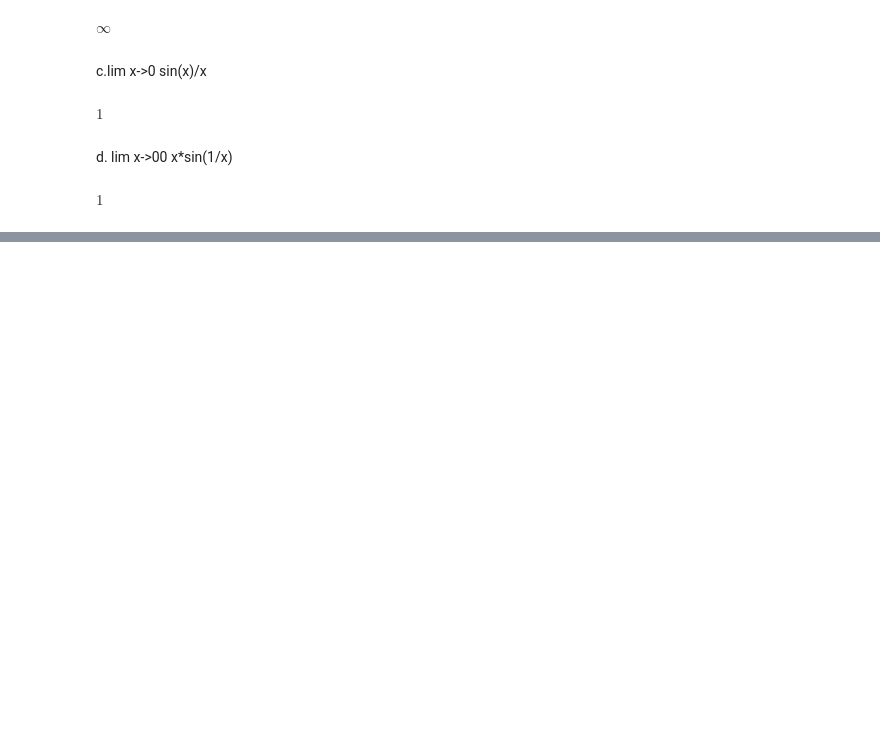
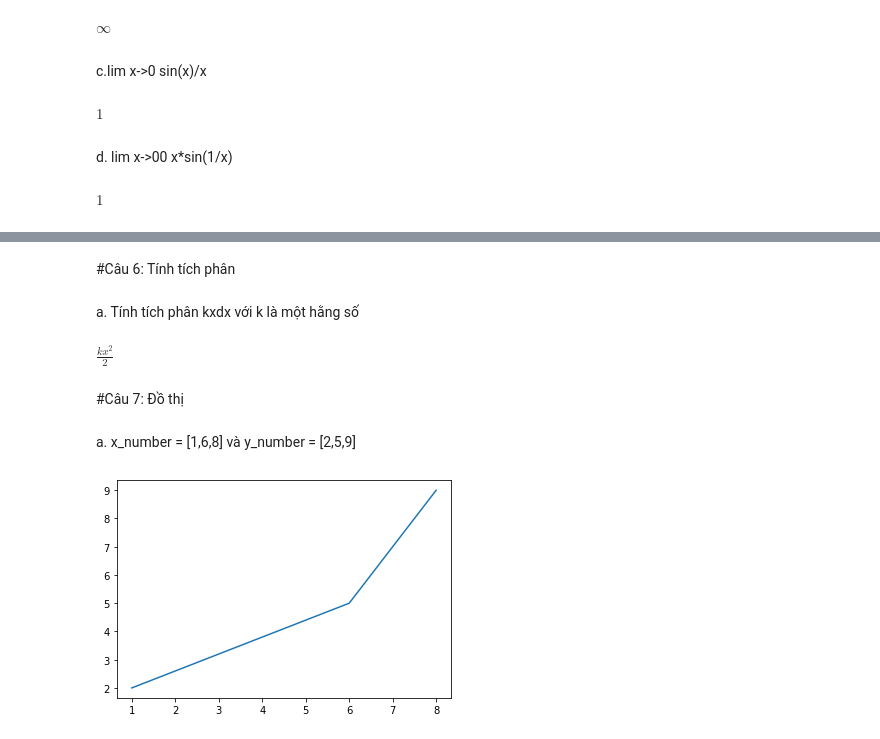
Before and after one commit to ThyAnhhh/ThuchanhToanCC, a Jupyter notebook: ôn_thi.ipynb, the cells around one changed output, grey strips where cells are left out. Drawn from its saved outputs; the diff is of its cells as text; code cells hidden in the pictures; blank space fills up the shorter version.

```diff
--- a/ôn_thi.ipynb
+++ b/ôn_thi.ipynb
@@ -106,0 +134,23 @@ $\displaystyle 1$
+# %% [markdown]
+#Câu 6: Tính tích phân
+# %% [markdown]
+a. Tính tích phân kxdx với k là một hằng số
+# %%
+from sympy import Symbol, Integral
+x = Symbol('x')
+k = Symbol('k')
+Integral(k*x,x).doit()
+# %% [output]
+$\displaystyle \frac{k x^{2}}{2}$
+# %% [markdown]
+#Câu 7: Đồ thị
+# %% [markdown]
+a. x_number = [1,6,8] và y_number = [2,5,9]
+# %%
+x_number = [1,6,8]
+y_number = [2,5,9]
+from pylab import plot, show
+plot(x_number, y_number)
+show()
+# %% [output]
+[figure, added]
```
Also changed, not shown: parts of 8 cells of this notebook.
